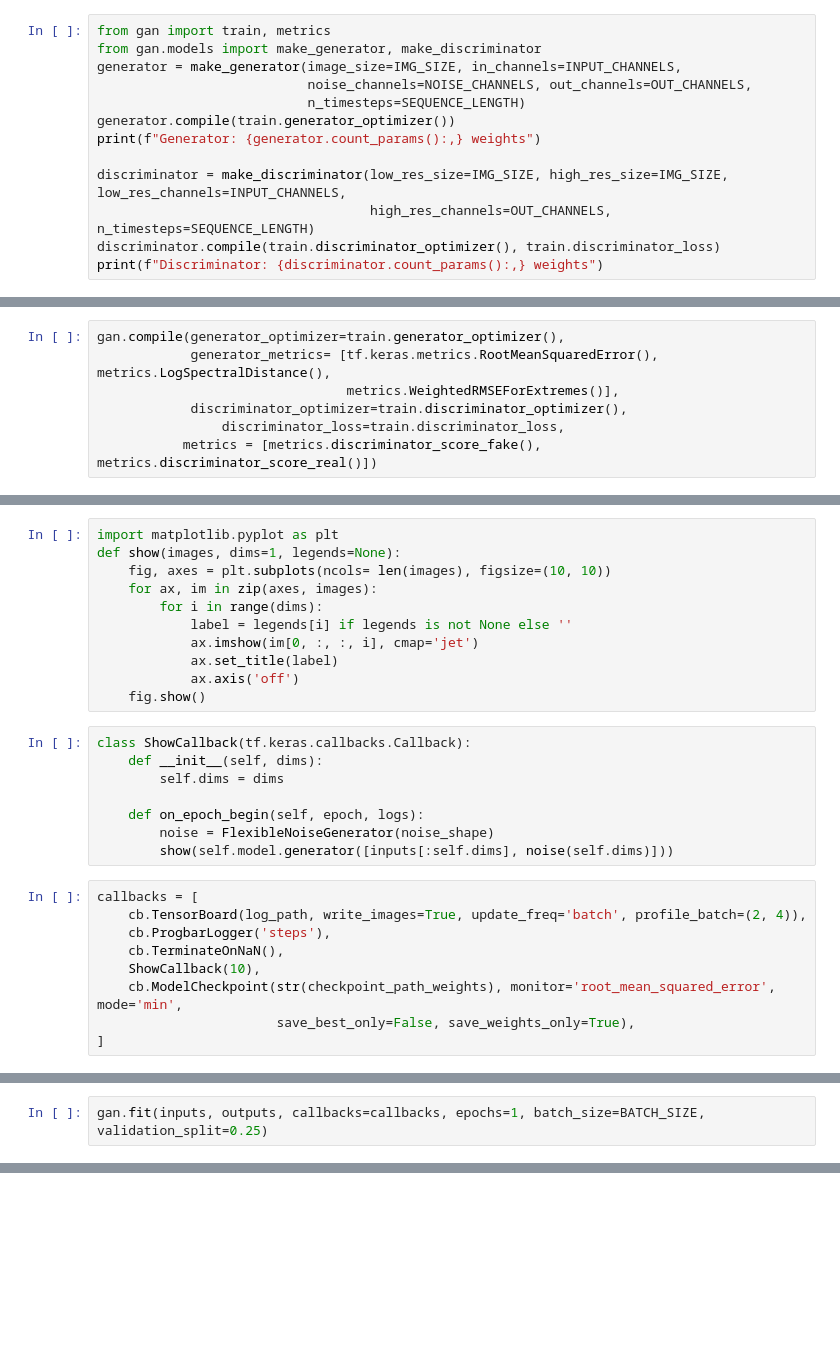
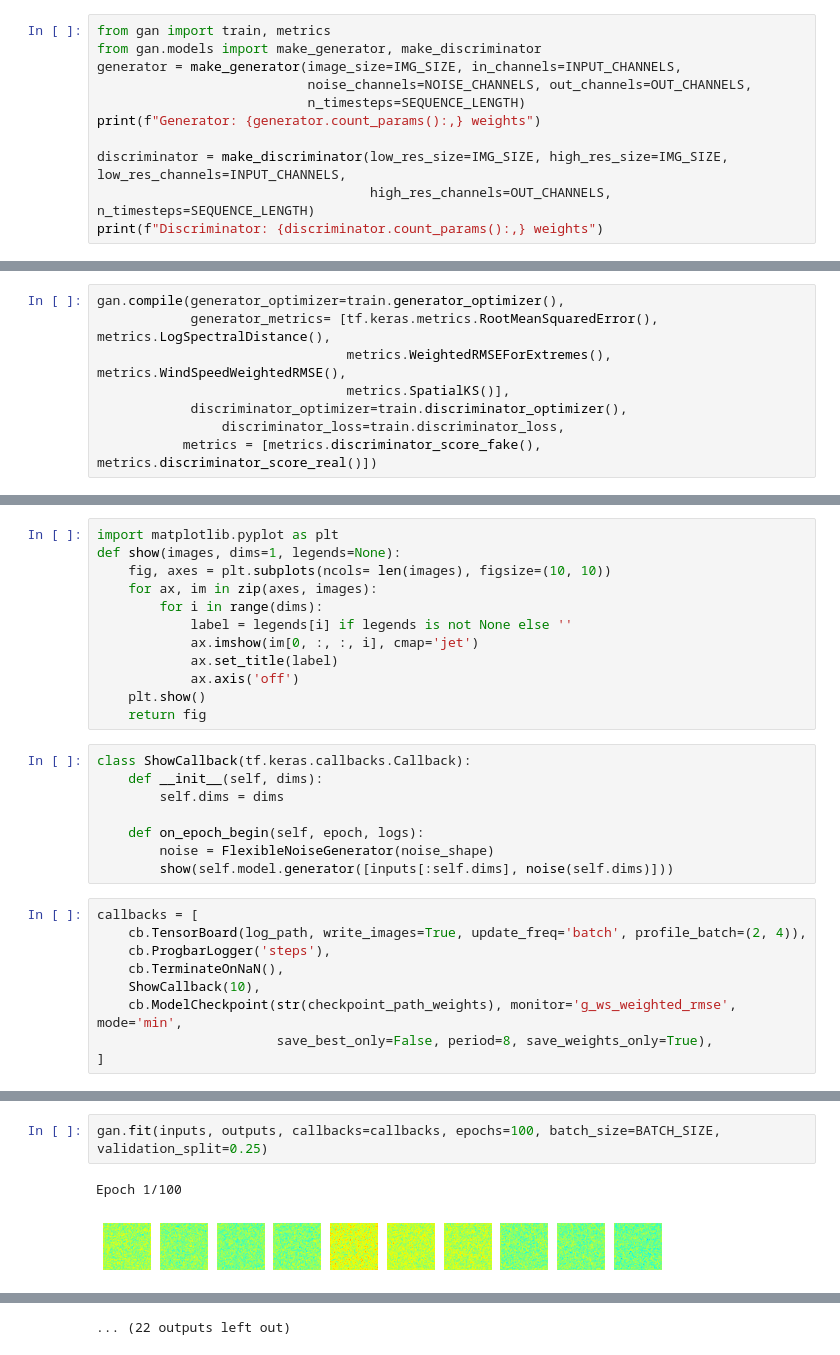
Before and after one commit to OpheliaMiralles/wind-downscaling-gan, a Jupyter notebook: pipeline.ipynb, the cells around one changed output, grey strips where cells are left out. Cells and saved outputs as stored; diff of their text form; blank space fills up the shorter version.

Commit message:
changes in architecture and add the ks metric

```diff
--- a/pipeline.ipynb
+++ b/pipeline.ipynb
@@ -254,11 +244,9 @@ from gan.models import make_generator, make_discriminator
 generator = make_generator(image_size=IMG_SIZE, in_channels=INPUT_CHANNELS,
                            noise_channels=NOISE_CHANNELS, out_channels=OUT_CHANNELS,
                            n_timesteps=SEQUENCE_LENGTH)
-generator.compile(train.generator_optimizer())
 print(f"Generator: {generator.count_params():,} weights")
 
 discriminator = make_discriminator(low_res_size=IMG_SIZE, high_res_size=IMG_SIZE, low_res_channels=INPUT_CHANNELS,
                                    high_res_channels=OUT_CHANNELS, n_timesteps=SEQUENCE_LENGTH)
-discriminator.compile(train.discriminator_optimizer(), train.discriminator_loss)
 print(f"Discriminator: {discriminator.count_params():,} weights")
 # %% [output]
@@ -277,7 +265,8 @@ Total: 38,961,822 weights
 # %%
 gan.compile(generator_optimizer=train.generator_optimizer(),
             generator_metrics= [tf.keras.metrics.RootMeanSquaredError(), metrics.LogSpectralDistance(),
-                                metrics.WeightedRMSEForExtremes()],
+                                metrics.WeightedRMSEForExtremes(), metrics.WindSpeedWeightedRMSE(),
+                                metrics.SpatialKS()],
             discriminator_optimizer=train.discriminator_optimizer(),
                 discriminator_loss=train.discriminator_loss,
            metrics = [metrics.discriminator_score_fake(), metrics.discriminator_score_real()])
@@ -303,7 +292,8 @@ def show(images, dims=1, legends=None):
             ax.imshow(im[0, :, :, i], cmap='jet')
             ax.set_title(label)
             ax.axis('off')
-    fig.show()
+    plt.show()
+    return fig
 # %%
 class ShowCallback(tf.keras.callbacks.Callback):
     def __init__(self, dims):
@@ -318,6 +308,6 @@ callbacks = [
     cb.ProgbarLogger('steps'),
     cb.TerminateOnNaN(),
     ShowCallback(10),
-    cb.ModelCheckpoint(str(checkpoint_path_weights), monitor='root_mean_squared_error', mode='min',
-                       save_best_only=False, save_weights_only=True),
+    cb.ModelCheckpoint(str(checkpoint_path_weights), monitor='g_ws_weighted_rmse', mode='min',
+                       save_best_only=False, period=8, save_weights_only=True),
 ]
@@ -324,2 +317,5 @@ callbacks = [
 # %%
-gan.fit(inputs, outputs, callbacks=callbacks, epochs=1, batch_size=BATCH_SIZE, validation_split=0.25)
+gan.fit(inputs, outputs, callbacks=callbacks, epochs=100, batch_size=BATCH_SIZE, validation_split=0.25)
+# %% [output]
+Epoch 1/100
+[figure, added]
@@ -325,0 +337 @@ gan.fit(inputs, outputs, callbacks=callbacks, epochs=1, batch_size=BATCH_SIZE, v
+... (22 outputs left out)
```
Also changed, not shown: parts of 17 cells of this notebook, 12 other files.
